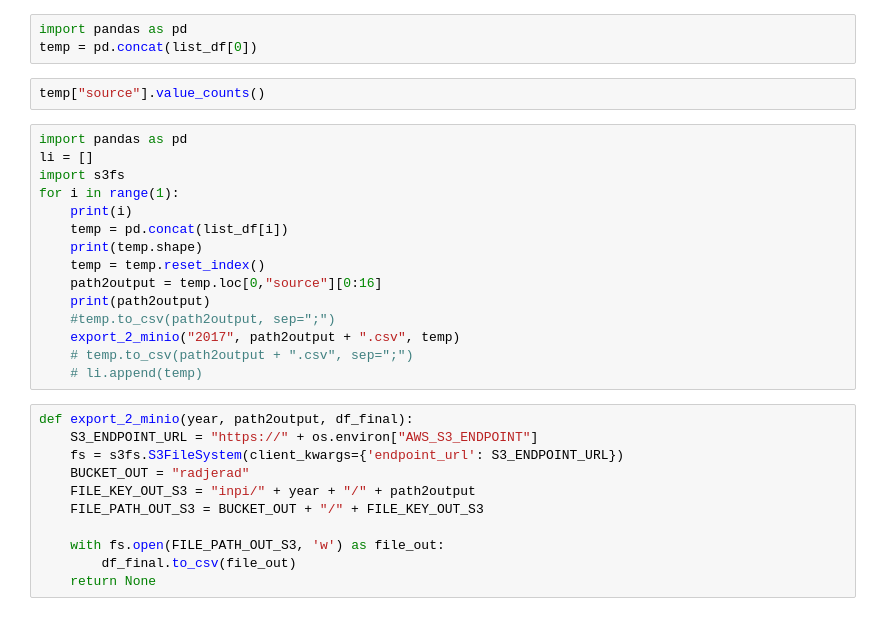
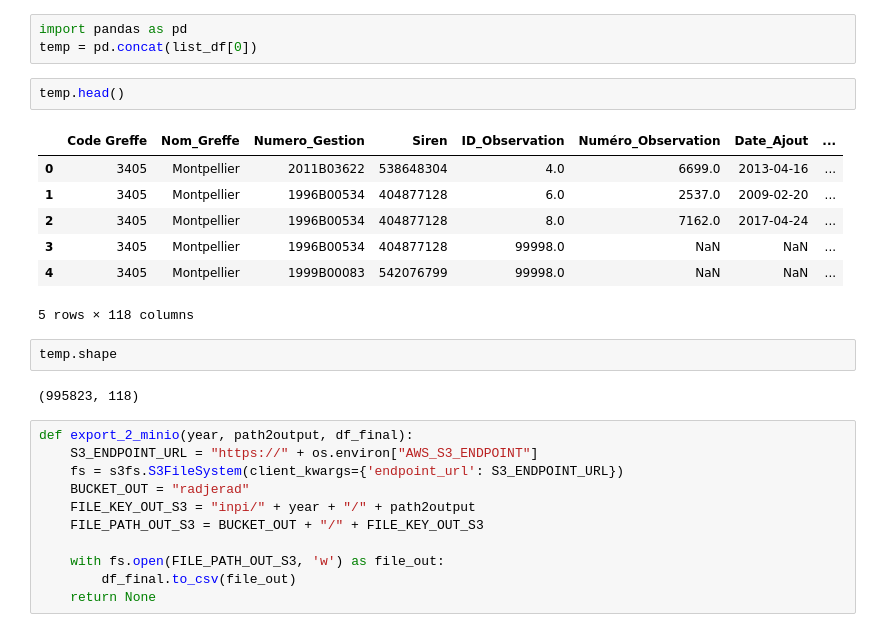
Before and after one commit to raphaeleadjerad/data_inpi, a Jupyter notebook: code/import.ipynb, the cells around one changed output. Cells and saved outputs as stored; diff of their text form.

```diff
--- a/code/import.ipynb
+++ b/code/import.ipynb
@@ -104,23 +132,20 @@ list_df[79]
 # %%
 import pandas as pd
 temp = pd.concat(list_df[0])
-# %%
-temp["source"].value_counts()
-# %%
-import pandas as pd
-li = []
-import s3fs
-for i in range(1):
-    print(i)
-    temp = pd.concat(list_df[i])
-    print(temp.shape)
-    temp = temp.reset_index()
-    path2output = temp.loc[0,"source"][0:16]
-    print(path2output)
-    #temp.to_csv(path2output, sep=";")
-    export_2_minio("2017", path2output + ".csv", temp)
-    # temp.to_csv(path2output + ".csv", sep=";")
-    # li.append(temp)
+# %%
+temp.head()
+# %% [output]
+|  | Code Greffe | Nom_Greffe | Numero_Gestion | Siren | ID_Observation | Numéro_Observation | Date_Ajout | ... |
+| 0 | 3405 | Montpellier | 2011B03622 | 538648304 | 4.0 | 6699.0 | 2013-04-16 | ... |
+| 1 | 3405 | Montpellier | 1996B00534 | 404877128 | 6.0 | 2537.0 | 2009-02-20 | ... |
+| 2 | 3405 | Montpellier | 1996B00534 | 404877128 | 8.0 | 7162.0 | 2017-04-24 | ... |
+| 3 | 3405 | Montpellier | 1996B00534 | 404877128 | 99998.0 | NaN | NaN | ... |
+| 4 | 3405 | Montpellier | 1999B00083 | 542076799 | 99998.0 | NaN | NaN | ... |
+5 rows × 118 columns
+# %%
+temp.shape
+# %% [output]
+(995823, 118)
 # %%
 def export_2_minio(year, path2output, df_final):
     S3_ENDPOINT_URL = "https://" + os.environ["AWS_S3_ENDPOINT"]
```
Also changed, not shown: parts of 11 cells of this notebook, 2 other files.
